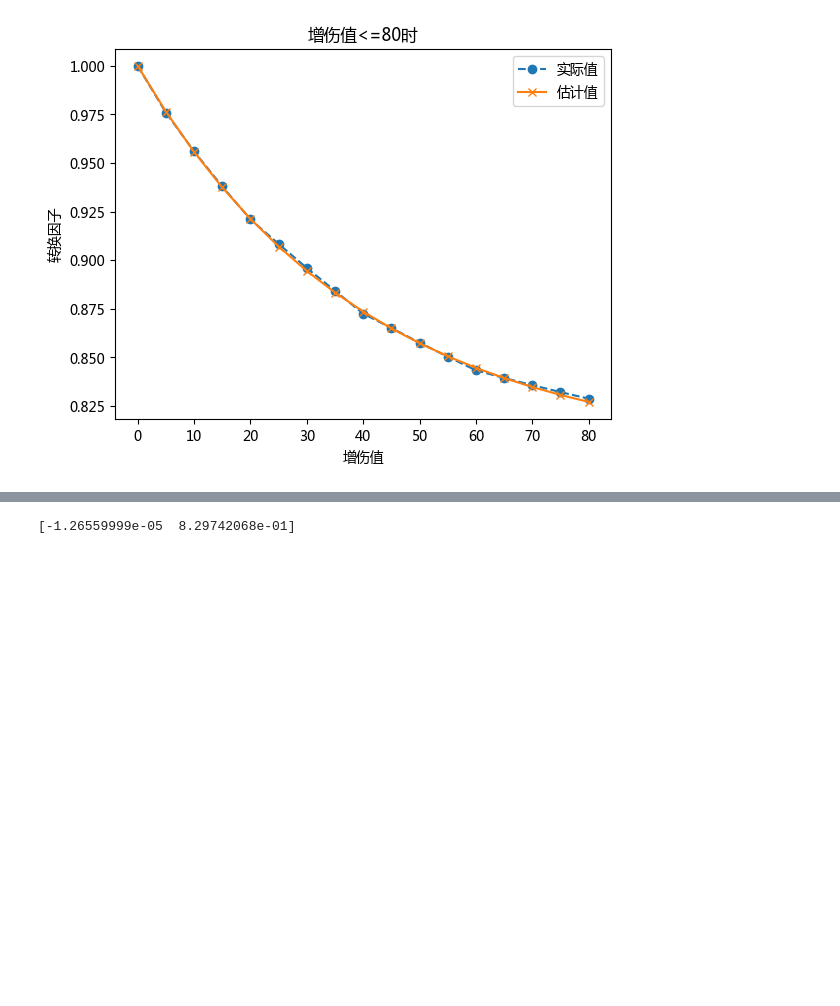
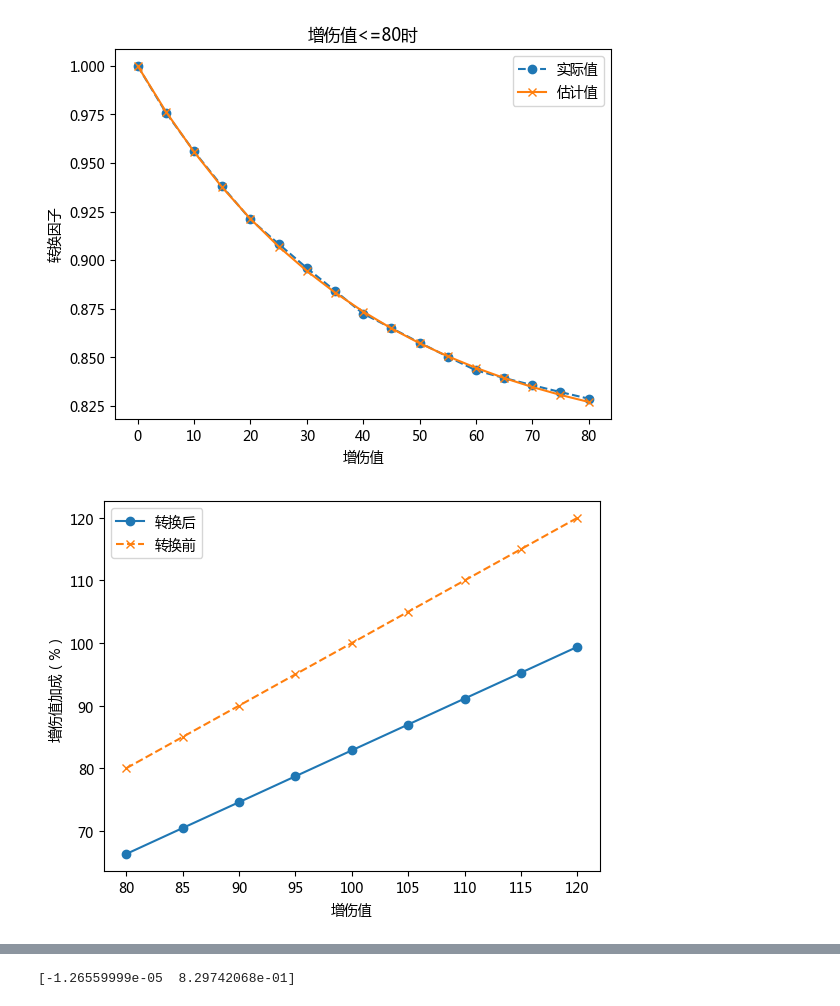
Before and after one commit to ihateyunpan/dhy_tools, a Jupyter notebook: analysis/attack_conversion.ipynb, the cells around one changed output, grey strips where cells are left out. Cells and saved outputs as stored; diff of their text form; code cells hidden in the pictures; blank space fills up the shorter version.

```diff
--- a/analysis/attack_conversion.ipynb
+++ b/analysis/attack_conversion.ipynb
@@ -152,4 +159,14 @@ plt.title("增伤值<=80时")
 | 16 | 80 | 66.30 | 66.165365 | -0.203070 |
 Text(0.5, 1.0, '增伤值<=80时')
 [figure]
+# %%
+fig = plt.figure()
+plt.plot(df2['original'], df2['converted'] * 100, 'o-', label='转换后')
+plt.plot(df2['original'], df2['original'], 'x--', label='转换前')
+plt.xlabel('增伤值')
+plt.ylabel('增伤值加成（%）')
+plt.legend(loc='best')
+plt.show()
+# %% [output]
+[figure, added]
 # %%
```
Also changed, not shown: parts of 16 cells of this notebook, 6 other files.
